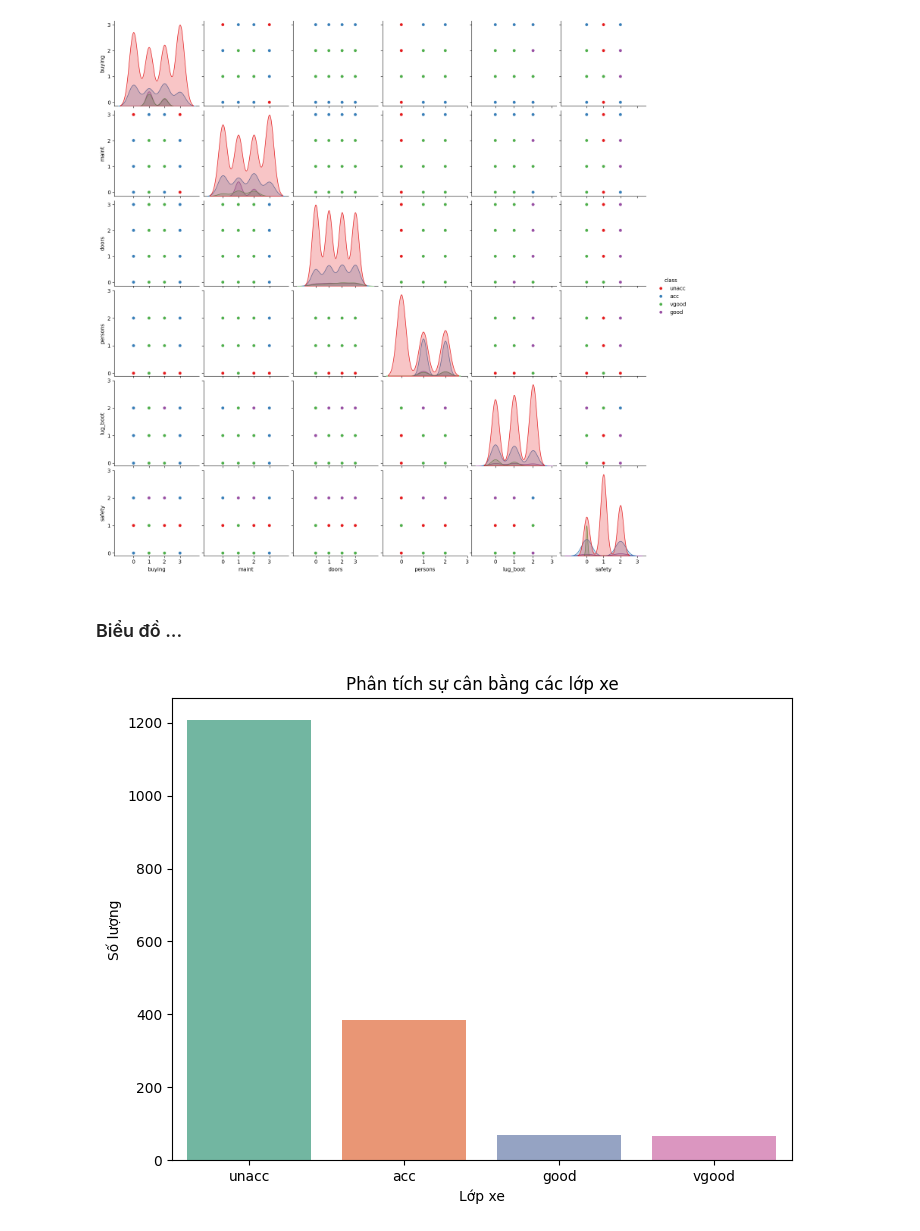
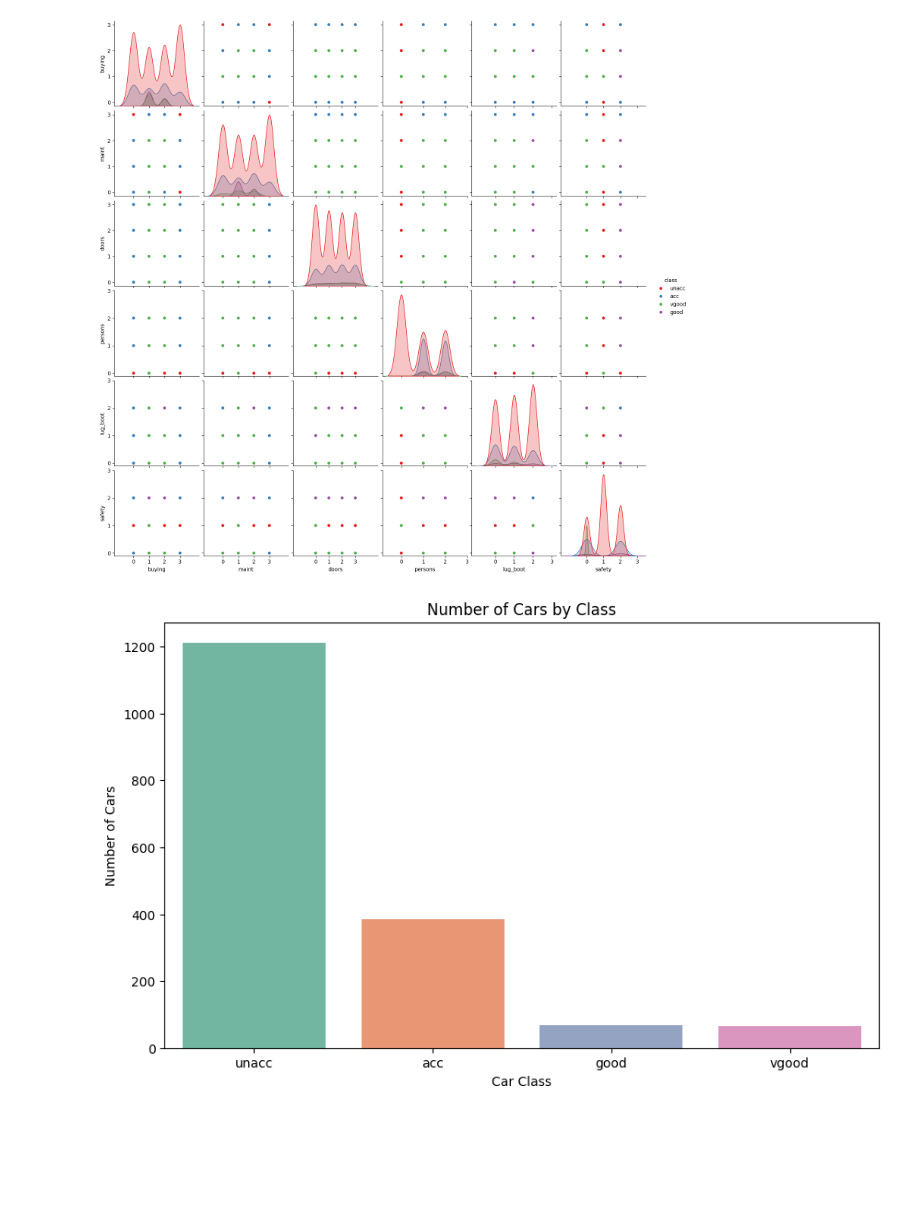
Before and after one commit to thangle253/Project-data-set-Py, a Jupyter notebook: project.ipynb, the cells around one changed output. Drawn from its saved outputs; the diff is of its cells as text; code cells hidden in the pictures; blank space fills up the shorter version.

```diff
--- a/project.ipynb
+++ b/project.ipynb
@@ -387,16 +405,21 @@ plt.show()
 # %% [output]
 <Figure size 1200x800 with 0 Axes>
 [figure]
-# %% [markdown]
-### Biểu đồ ...
-# %%
-# Phân tích sự cân bằng các lớp xe
-plt.figure(figsize=(8, 6))
-class_counts = df['class'].value_counts()
-sns.barplot(x=class_counts.index, y=class_counts.values, palette='Set2')
-plt.title('Phân tích sự cân bằng các lớp xe')
-plt.ylabel('Số lượng')
-plt.xlabel('Lớp xe')
-plt.show()
-# %% [output]
-[figure, removed]
+# %%
+# Mã hóa các biến phân loại thành các giá trị số
+encoded_df = df.copy()
+for column in df.select_dtypes(include=['object']).columns:
+    encoded_df[column] = encoded_df[column].astype('category').cat.codes
+
+# Tính toán số lượng xe theo loại xe
+class_counts = df['class'].value_counts()
+
+# Vẽ biểu đồ thanh
+plt.figure(figsize=(10, 6))
+sns.barplot(x=class_counts.index, y=class_counts.values, palette='Set2')
+plt.title('Number of Cars by Class')
+plt.xlabel('Car Class')
+plt.ylabel('Number of Cars')
+plt.show()
+# %% [output]
+[figure, added]
```
Also changed, not shown: parts of 3 cells of this notebook, 1 other file.
